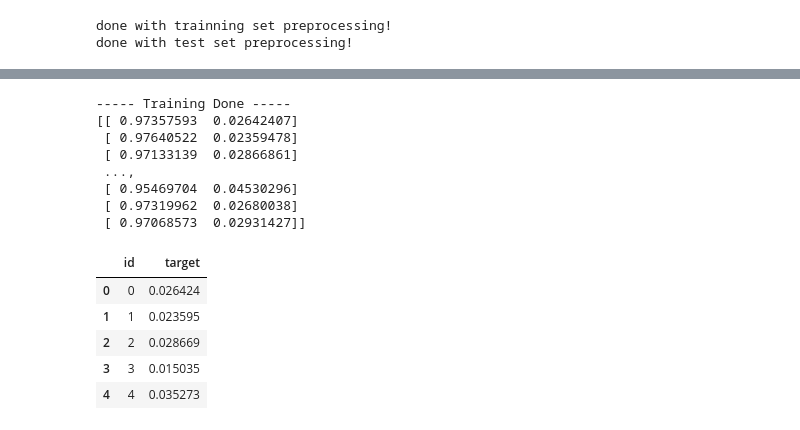
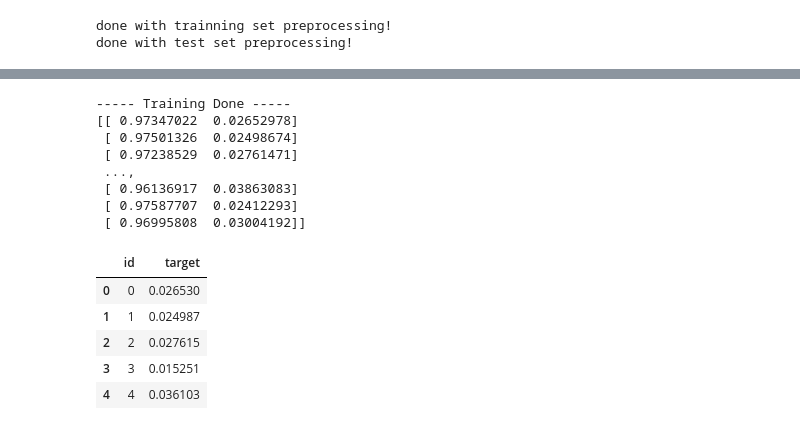
Before and after one commit to weihuacern/PSDPKernelGit, a Jupyter notebook: LGBMTune.ipynb, the cells around one changed output, grey strips where cells are left out. Drawn from its saved outputs; the diff is of its cells as text; code cells hidden in the pictures.

```diff
--- a/LGBMTune.ipynb
+++ b/LGBMTune.ipynb
@@ -348,30 +369,31 @@ You are accessing a training score ('std_train_score'), which will not be availa
 # %%
 # final block, rm after tuning
-lgb_final = LGBMClassifier(n_estimators=100, learning_rate=0.11, max_depth=4)
+lgb_final = LGBMClassifier(n_estimators=1000, learning_rate=0.01, num_leaves=31, max_depth=8, min_child_weight=7, subsample=0.8, colsample_bytree=0.8, reg_alpha=0.01, reg_lambda=1.0, n_jobs=6)
+
 lgb_final.fit(train_p.drop(['id', 'target'],axis=1), train_p.target)
 print("----- Training Done -----")
 pred_final = lgb_final.predict_proba(test_p.drop(['id'],axis=1))
 print(pred_final)
 # %% [output]
 ----- Training Done -----
-[[ 0.97357593  0.02642407]
- [ 0.97640522  0.02359478]
- [ 0.97133139  0.02866861]
+[[ 0.97347022  0.02652978]
+ [ 0.97501326  0.02498674]
+ [ 0.97238529  0.02761471]
  ...,
- [ 0.95469704  0.04530296]
- [ 0.97319962  0.02680038]
- [ 0.97068573  0.02931427]]
+ [ 0.96136917  0.03863083]
+ [ 0.97587707  0.02412293]
+ [ 0.96995808  0.03004192]]
 # %%
 #generate submission file
 sub = pd.DataFrame()
 sub['id'] = test_p.id
 sub['target'] = pred_final[:,1]
-sub.to_csv('submit_PreOneHotDrop_LGB_20171128.csv', index=False)
+sub.to_csv('../data/res/submit_PreOneHotDrop_LGB_20171128.csv', index=False)
 sub.head()
 # %% [output]
 |  | id | target |
-| 0 | 0 | 0.026424 |
-| 1 | 1 | 0.023595 |
-| 2 | 2 | 0.028669 |
-| 3 | 3 | 0.015035 |
-| 4 | 4 | 0.035273 |
+| 0 | 0 | 0.026530 |
+| 1 | 1 | 0.024987 |
+| 2 | 2 | 0.027615 |
+| 3 | 3 | 0.015251 |
+| 4 | 4 | 0.036103 |
```
Also changed, not shown: parts of 6 cells of this notebook, 1 other file.
